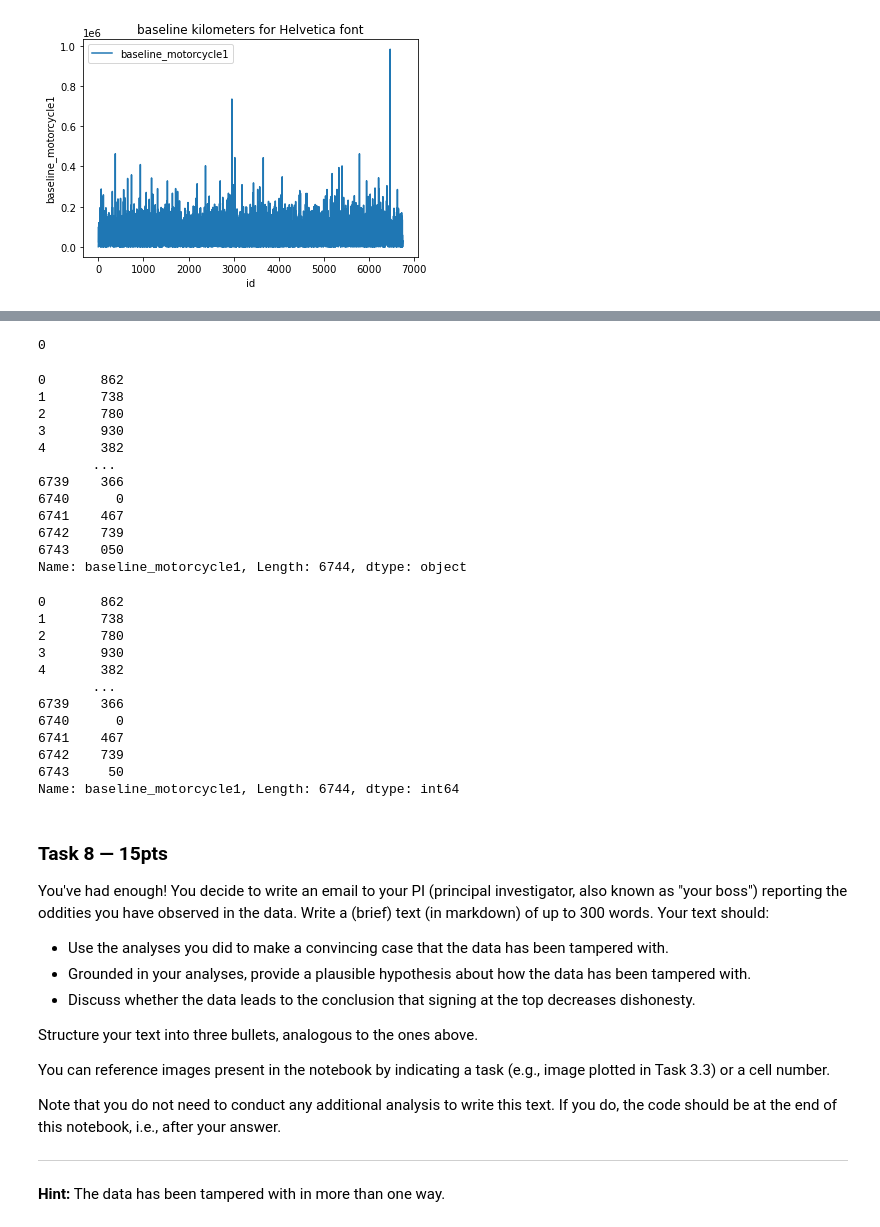
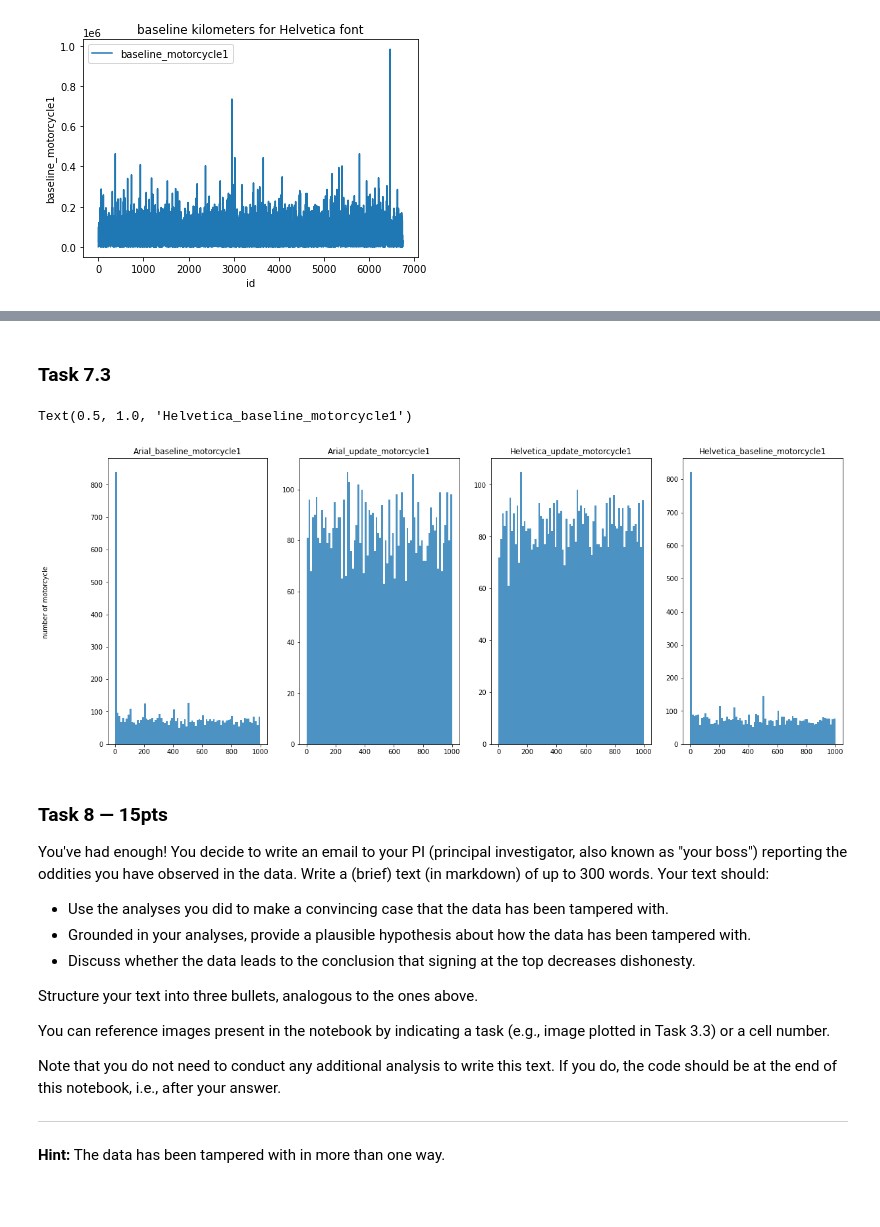
Before and after one commit to lancelotzomax/2021, a Jupyter notebook: Homework/01 - Pandas Data Wrangling and Data Viz/hw1-update.ipynb, the cells around one changed output, grey strips where cells are left out. Cells and saved outputs as stored; diff of their text form; code cells hidden in the pictures; blank space fills up the shorter version.

```diff
--- a/Homework/01 - Pandas Data Wrangling and Data Viz/hw1-update.ipynb
+++ b/Homework/01 - Pandas Data Wrangling and Data Viz/hw1-update.ipynb
@@ -914,49 +903,52 @@ Name: baseline_motorcycle1, dtype: float64
-# %%
-df_str1= kilo_A_b['baseline_motorcycle1'].fillna(0).apply(lambda x: str(int(x)))
-sum(df_str1.isna())
-# %% [output]
-0
-# %%
-df_str1.str[-3:]
-# %% [output]
-0       862
-1       738
-2       780
-3       930
-4       382
-       ...
-6739    366
-6740      0
-6741    467
-6742    739
-6743    050
-Name: baseline_motorcycle1, Length: 6744, dtype: object
-# %%
-df_num1= df_str1.str[-3:].replace('.0','').apply(lambda x: int(x))
-df_num1
-# %% [output]
-0       862
-1       738
-2       780
-3       930
-4       382
-       ...
-6739    366
-6740      0
-6741    467
-6742    739
-6743     50
-Name: baseline_motorcycle1, Length: 6744, dtype: int64
+# %% [markdown]
+### Task 7.3
 # %%
+sum(kilo_A_b['baseline_motorcycle1'].isna())
+
+number = kilo_A_b['baseline_motorcycle1'].apply(lambda x: float(x))
+number[number.isna()]
+
+df_str1= kilo_A_b['baseline_motorcycle1'].fillna(0).apply(lambda x: str(int(x)))
+sum(df_str1.isna())
+
+df_str1.str[-3:]
+
+df_num1= df_str1.str[-3:].replace('.0','').apply(lambda x: int(x))
+df_num1
+
 #the last three bit of kilo_A_b,kilo_H,kilo_H_u,kilo_H_b
+
 df_str1= kilo_A_b['baseline_motorcycle1'].fillna(0).apply(lambda x: str(int(x)))
 df_num1= df_str1.str[-3:].apply(lambda x: int(x))
-df_str2= kilo_H['baseline_motorcycle1'].fillna(0).apply(lambda x: str(int(x)))
+
+df_str2= kilo_A['update_motorcycle1'].fillna(0).apply(lambda x: str(int(x)))
 df_num2= df_str2.str[-3:].apply(lambda x: int(x))
-df_str3= kilo_H_u['update_motorcycle1'].fillna(0).apply(lambda x: str(int(x)))
+
+df_str3= kilo_H['update_motorcycle1'].fillna(0).apply(lambda x: str(int(x)))
 df_num3= df_str3.str[-3:].apply(lambda x: int(x))
+
 df_str4= kilo_H_b['baseline_motorcycle1'].fillna(0).apply(lambda x: str(int(x)))
 df_num4= df_str4.str[-3:].apply(lambda x: int(x))
+
+
+#draw figures for the digits distrubution
+fig7, axs7 = plt.subplots(1, 4, figsize=(20,8))
+fig7.text(0.06, 0.5, 'number of motorcycle', ha='center', va='center', rotation='vertical')
+
+axs7[0].hist(df_num1, bins= 80, alpha= .8)
+axs7[0].set_title('Arial_baseline_motorcycle1')
+
+axs7[1].hist(df_num2, bins= 80, alpha= .8)
+axs7[1].set_title("Arial_update_motorcycle1")
+
+axs7[2].hist(df_num3, bins= 80, alpha= .8)
+axs7[2].set_title('Helvetica_update_motorcycle1')
+
+axs7[3].hist(df_num4, bins= 80, alpha= .8)
+axs7[3].set_title("Helvetica_baseline_motorcycle1")
+# %% [output]
+Text(0.5, 1.0, 'Helvetica_baseline_motorcycle1')
+[figure, added]
 # %% [markdown]
 ### Task 8 — 15pts
 
```
Also changed, not shown: parts of 3 cells of this notebook.
